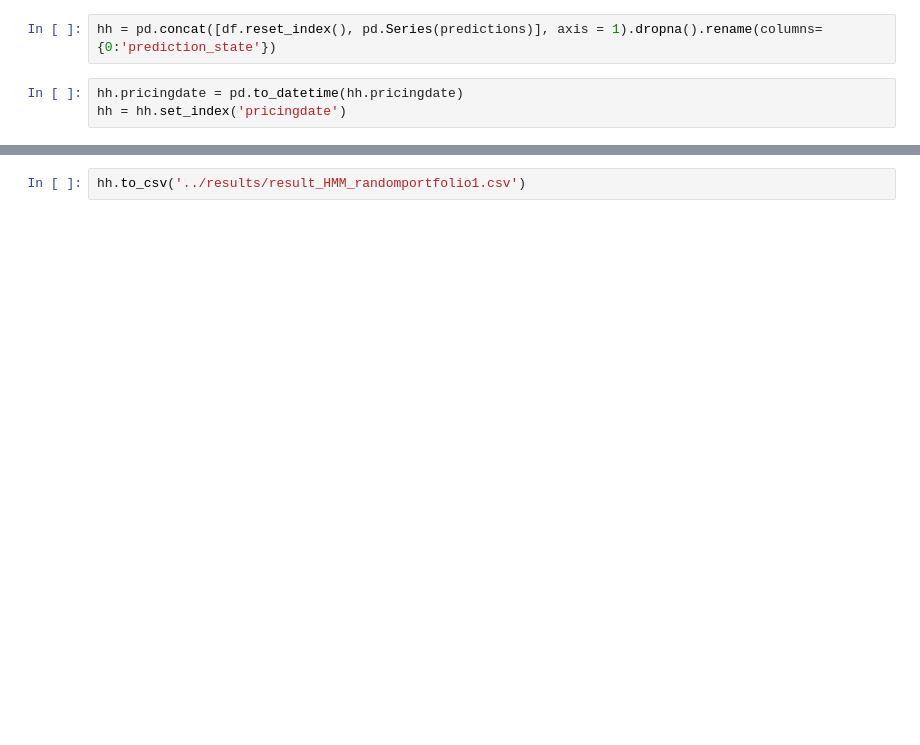
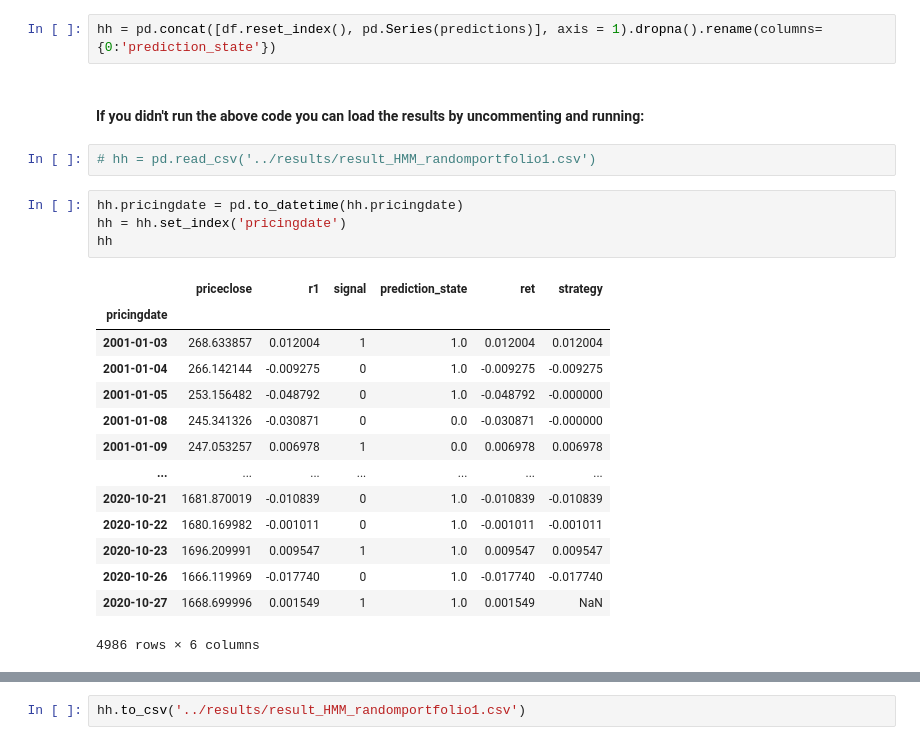
Before and after one commit to gbesposito/hmm_unibo, a Jupyter notebook: scripts/hmm.ipynb, the cells around one changed output, grey strips where cells are left out. Saved outputs shown, nothing was run; the diff lists cells and outputs as text; blank space fills up the shorter version.

```diff
--- a/scripts/hmm.ipynb
+++ b/scripts/hmm.ipynb
@@ -324,7 +323,27 @@ dtype: int64
 # %%
 hh = pd.concat([df.reset_index(), pd.Series(predictions)], axis = 1).dropna().rename(columns={0:'prediction_state'})
+# %% [markdown]
+#### If you didn't run the above code you can load the results by uncommenting and running:
+# %%
+# hh = pd.read_csv('../results/result_HMM_randomportfolio1.csv')
 # %%
 hh.pricingdate = pd.to_datetime(hh.pricingdate)
 hh = hh.set_index('pricingdate')
+hh
+# %% [output]
+|  | priceclose | r1 | signal | prediction_state | ret | strategy |
+| pricingdate |  |  |  |  |  |  |
+| 2001-01-03 | 268.633857 | 0.012004 | 1 | 1.0 | 0.012004 | 0.012004 |
+| 2001-01-04 | 266.142144 | -0.009275 | 0 | 1.0 | -0.009275 | -0.009275 |
+| 2001-01-05 | 253.156482 | -0.048792 | 0 | 1.0 | -0.048792 | -0.000000 |
+| 2001-01-08 | 245.341326 | -0.030871 | 0 | 0.0 | -0.030871 | -0.000000 |
+| 2001-01-09 | 247.053257 | 0.006978 | 1 | 0.0 | 0.006978 | 0.006978 |
+| ... | ... | ... | ... | ... | ... | ... |
+| 2020-10-21 | 1681.870019 | -0.010839 | 0 | 1.0 | -0.010839 | -0.010839 |
+| 2020-10-22 | 1680.169982 | -0.001011 | 0 | 1.0 | -0.001011 | -0.001011 |
+| 2020-10-23 | 1696.209991 | 0.009547 | 1 | 1.0 | 0.009547 | 0.009547 |
+| 2020-10-26 | 1666.119969 | -0.017740 | 0 | 1.0 | -0.017740 | -0.017740 |
+| 2020-10-27 | 1668.699996 | 0.001549 | 1 | 1.0 | 0.001549 | NaN |
+4986 rows × 6 columns
 # %%
 # plotting of the results of performance_extd function: see utils.py for further information
```
Also changed, not shown: parts of 5 cells of this notebook, 3 other files.
